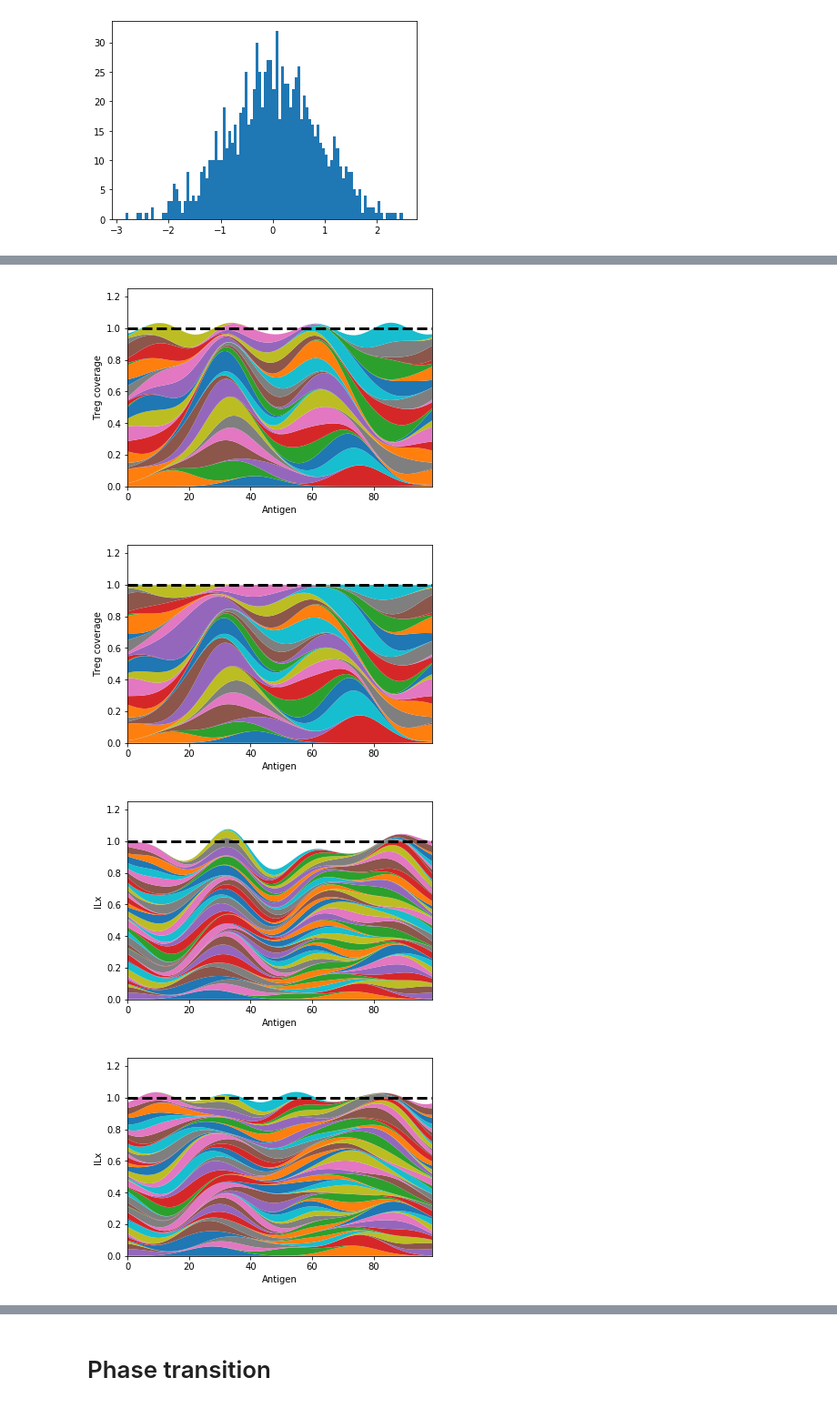
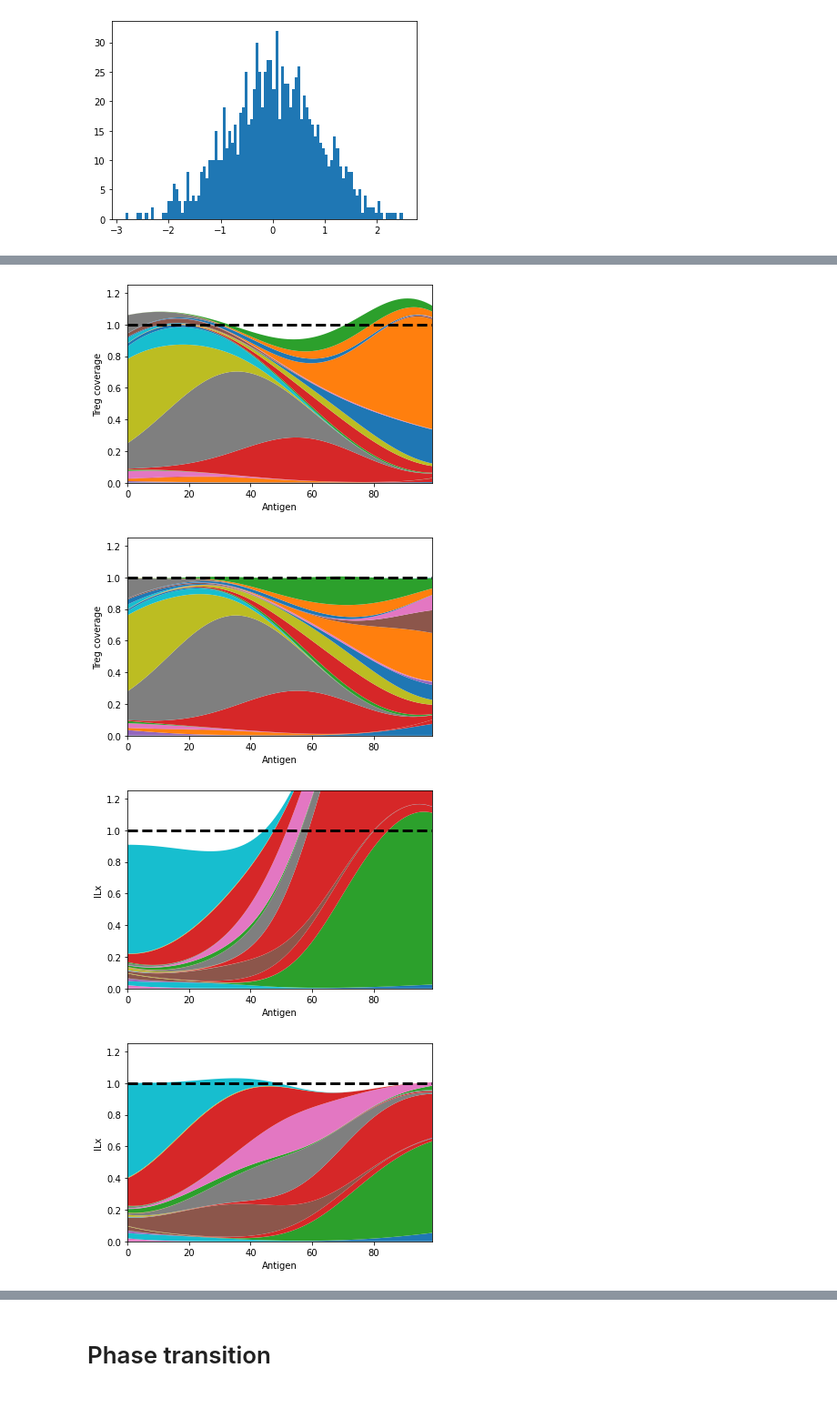
Before and after one commit to Ninjaneer32/immune-svm, a Jupyter notebook: scripts/ImmuneOptimization.ipynb, the cells around one changed output, grey strips where cells are left out. Shown at 91% size. Saved outputs shown, nothing was run; the diff lists cells and outputs as text; code cells hidden in the pictures.

```diff
--- a/scripts/ImmuneOptimization.ipynb
+++ b/scripts/ImmuneOptimization.ipynb
@@ -104,8 +111,8 @@ t0 = 0
 tf = 500
 params = {}
 params['sampling'] = '1D'
-params['Num_treg'] = 500
-params['Num_tcell'] = 1000
+params['Num_treg'] = 200
+params['Num_tcell'] = 200
 params['Num_sites'] = 1000
 params['c'] = 1
 params['max_v'] = 1
@@ -225,9 +232,9 @@ for time in times:
 #Plot IL coverage
 times = [8,18,-1]
 for time in times:
-    coverage = (pix.T*Tcell_exact[time])/(palphax.T.dot(Treg_exact[time]))
+    coverage = (pix.T*Tcell_exact[time]).T/(palphax.T.dot(Treg_exact[time]))
     fig,ax = plt.subplots()
-    ax.stackplot(np.arange(len(vx)),coverage.T)
+    ax.stackplot(np.arange(len(vx)),coverage)
     ax.plot([0,99],[1,1],'k--',lw=3)
     ax.set_ylim((0,1.25))
     ax.set_xlim((0,99))
@@ -239,4 +246,4 @@ for time in times:
-[figure, old version]
+[figure, new version]
-[figure, old version]
+[figure, new version]
-[figure, old version]
+[figure, new version]
-[figure, old version]
+[figure, new version]
```
Also changed, not shown: parts of 8 cells of this notebook, 7 other files.
